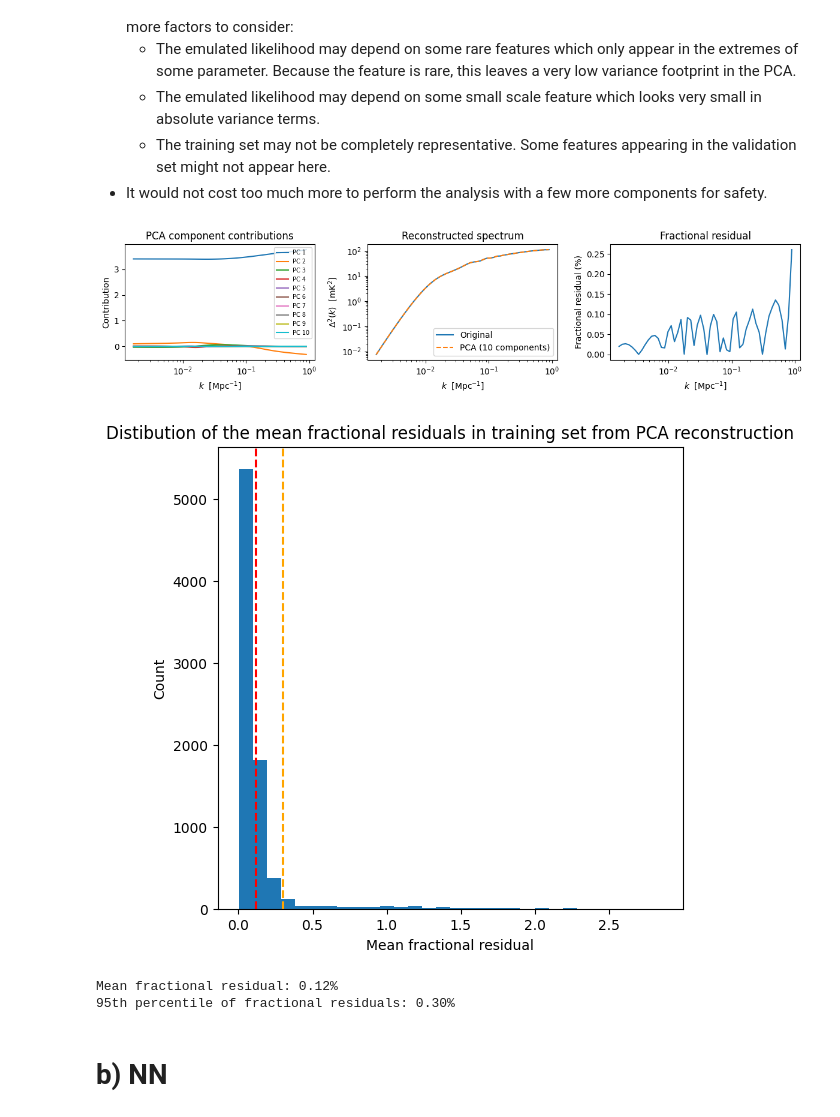
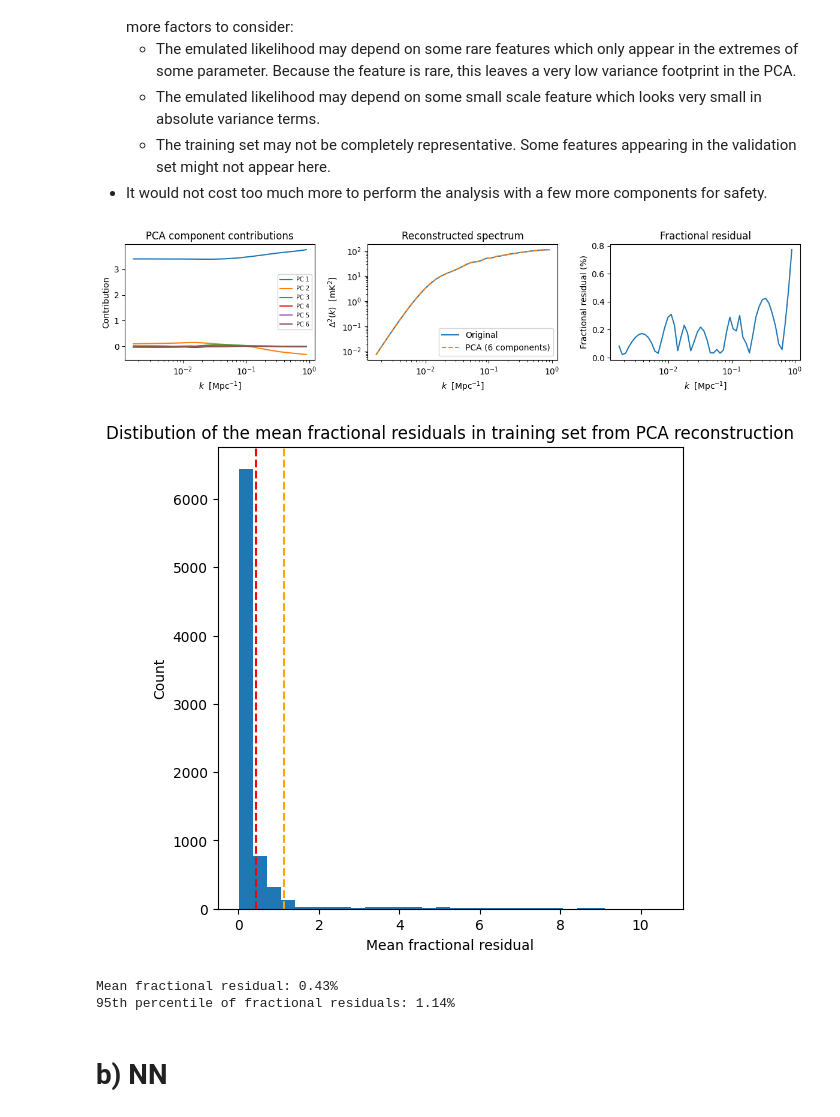
Before and after one commit to JoeyWee1/Machine-Learning-Enhanced-Inference-of-the-21-cm-Power-Spectrum-at-Cosmic-Dawn, a Jupyter notebook: ML_inference.ipynb, the cells around one changed output. Cells and saved outputs as stored; diff of their text form; code cells hidden in the pictures.

```diff
--- a/ML_inference.ipynb
+++ b/ML_inference.ipynb
@@ -92,7 +92,7 @@ plt.show()
 - Since the power spectra vary across several orders of magnitude, it is prudent to work with the logarithm.
 # %%
 from helpers.preprocess import preprocess
-processed = preprocess(raw_data, n_comp=10, log_power=True)
+processed = preprocess(raw_data, n_comp=6, log_power=True)
 # %% [markdown]
 - Now we apply PCA on this data
 # %%
@@ -160,13 +160,13 @@ for threshold in thresholds:
     - The training set may not be completely representative. Some features appearing in the validation set might not appear here.
 - It would not cost too much more to perform the analysis with a few more components for safety.
 # %%
-n_comp =10
+n_comp =6
 from helpers.plotting import plot_reconstructed_train
 # for i in range(0, 8000, 200):
 #     _ = plot_reconstructed_train(processed, raw_data, n_comp=10, plot=True, idx=i)
 _ = plot_reconstructed_train(processed, raw_data, n_comp=n_comp, plot=True, idx=0)
 # %% [output]
-[figure, old version]
+[figure, new version]
 # %%
 # n_comp = 6
 
@@ -219,9 +219,9 @@ _ = plot_reconstructed_train(processed, raw_data, n_comp=n_comp, plot=True, idx=
 from helpers.plotting import pca_fractional_residual
 _ = pca_fractional_residual(processed, raw_data, n_comp=n_comp)
 # %% [output]
-[figure, old version]
+[figure, new version]
-Mean fractional residual: 0.12%
-95th percentile of fractional residuals: 0.30%
+Mean fractional residual: 0.43%
+95th percentile of fractional residuals: 1.14%
 # %%
 # _ = check_reconstructed_spectra(plot = True)
 # frac_residuals= []
```
Also changed, not shown: parts of 6 cells of this notebook, 4 other files.
